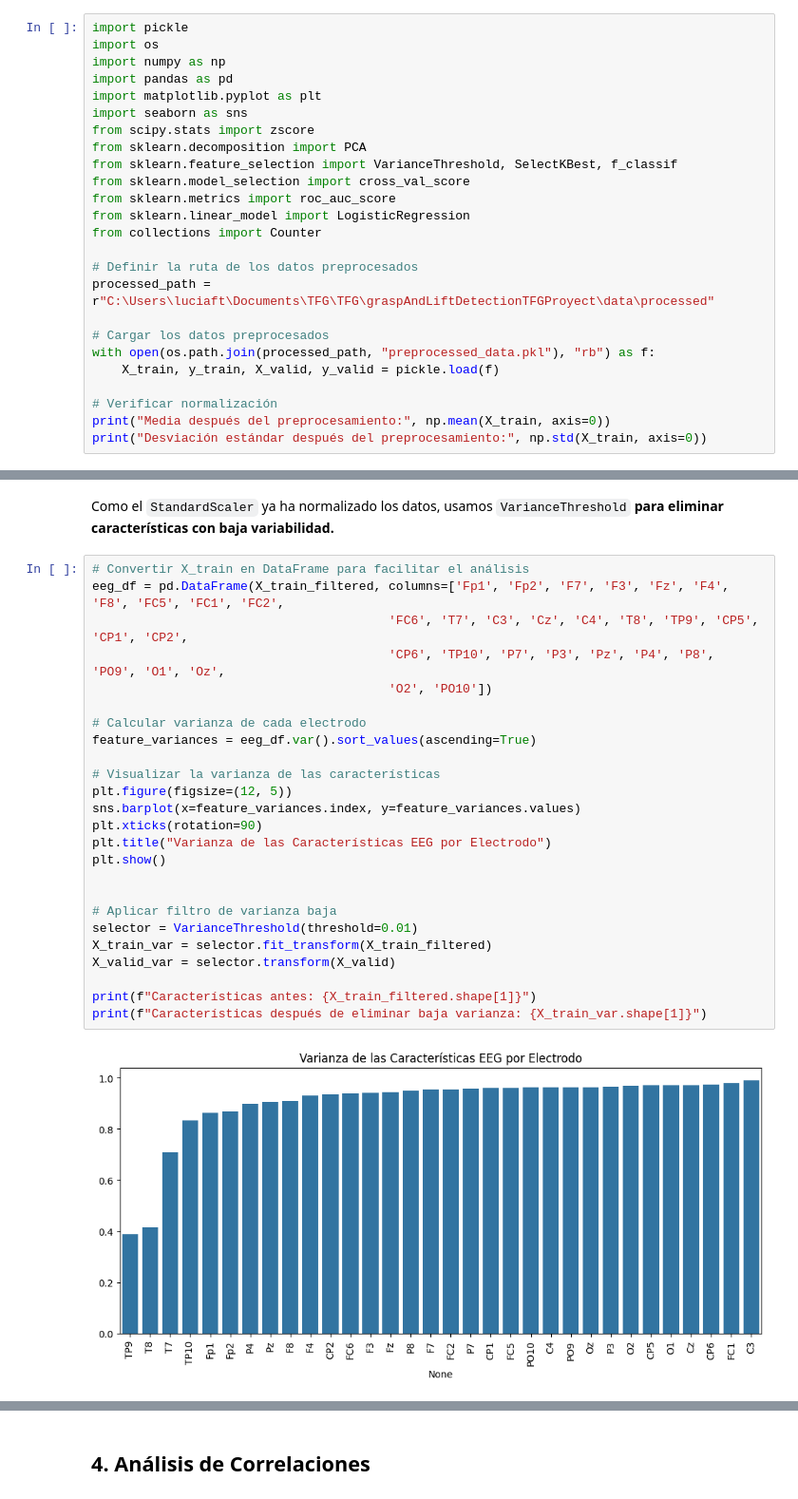
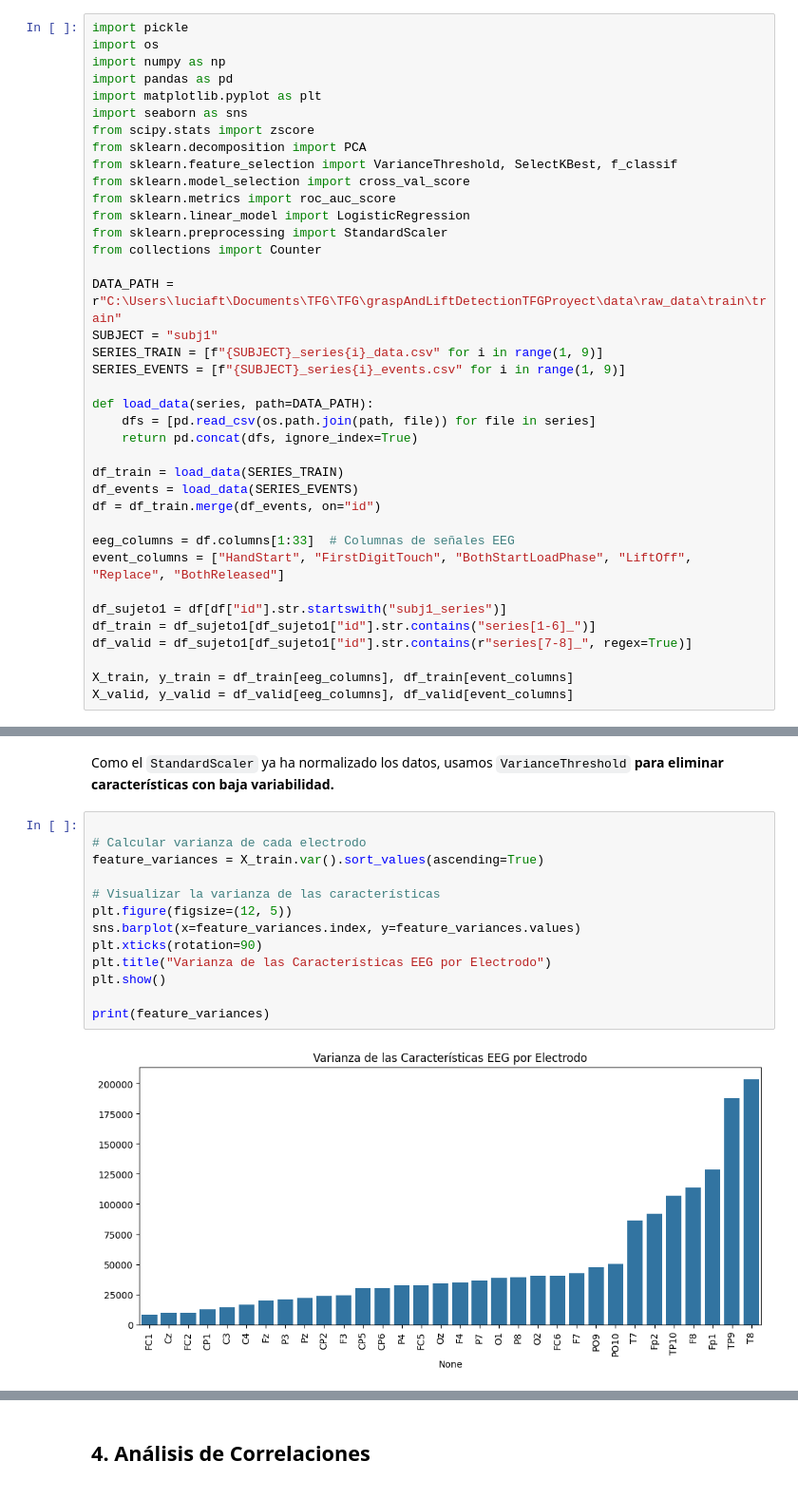
Before and after one commit to lucyfer28ft/grasp_lift_ai, a Jupyter notebook: notebooks/04_analisis_caracteristicas.ipynb, the cells around one changed output, grey strips where cells are left out. Shown at 95% size. Saved outputs shown, nothing was run; the diff lists cells and outputs as text.

```diff
--- a/notebooks/04_analisis_caracteristicas.ipynb
+++ b/notebooks/04_analisis_caracteristicas.ipynb
@@ -38,15 +38,28 @@ from sklearn.feature_selection import VarianceThreshold, SelectKBest, f_classif
 from sklearn.model_selection import cross_val_score
 from sklearn.metrics import roc_auc_score
 from sklearn.linear_model import LogisticRegression
+from sklearn.preprocessing import StandardScaler
 from collections import Counter
 
-# Definir la ruta de los datos preprocesados
-processed_path = r"C:\Users\luciaft\Documents\TFG\TFG\graspAndLiftDetectionTFGProyect\data\processed"
+DATA_PATH = r"C:\Users\luciaft\Documents\TFG\TFG\graspAndLiftDetectionTFGProyect\data\raw_data\train\train"
+SUBJECT = "subj1"
+SERIES_TRAIN = [f"{SUBJECT}_series{i}_data.csv" for i in range(1, 9)]
+SERIES_EVENTS = [f"{SUBJECT}_series{i}_events.csv" for i in range(1, 9)]
 
-# Cargar los datos preprocesados
-with open(os.path.join(processed_path, "preprocessed_data.pkl"), "rb") as f:
-    X_train, y_train, X_valid, y_valid = pickle.load(f)
+def load_data(series, path=DATA_PATH):
+    dfs = [pd.read_csv(os.path.join(path, file)) for file in series]
+    return pd.concat(dfs, ignore_index=True)
 
-# Verificar normalización
-print("Media después del preprocesamiento:", np.mean(X_train, axis=0))
-print("Desviación estándar después del preprocesamiento:", np.std(X_train, axis=0))
+df_train = load_data(SERIES_TRAIN)
+df_events = load_data(SERIES_EVENTS)
+df = df_train.merge(df_events, on="id")
+
+eeg_columns = df.columns[1:33]  # Columnas de señales EEG
+event_columns = ["HandStart", "FirstDigitTouch", "BothStartLoadPhase", "LiftOff", "Replace", "BothReleased"]
+
+df_sujeto1 = df[df["id"].str.startswith("subj1_series")]
+df_train = df_sujeto1[df_sujeto1["id"].str.contains("series[1-6]_")]
+df_valid = df_sujeto1[df_sujeto1["id"].str.contains(r"series[7-8]_", regex=True)]
+
+X_train, y_train = df_train[eeg_columns], df_train[event_columns]
+X_valid, y_valid = df_valid[eeg_columns], df_valid[event_columns]
@@ -141,29 +117,17 @@ BothReleased: AUC Original = 0.7839 | AUC Sin Outliers = 0.7839
 # %% [markdown]
 Como el `StandardScaler` ya ha normalizado los datos, usamos `VarianceThreshold` **para eliminar características con baja variabilidad.**
 # %%
-# Convertir X_train en DataFrame para facilitar el análisis
-eeg_df = pd.DataFrame(X_train_filtered, columns=['Fp1', 'Fp2', 'F7', 'F3', 'Fz', 'F4', 'F8', 'FC5', 'FC1', 'FC2',
-                                        'FC6', 'T7', 'C3', 'Cz', 'C4', 'T8', 'TP9', 'CP5', 'CP1', 'CP2',
-                                        'CP6', 'TP10', 'P7', 'P3', 'Pz', 'P4', 'P8', 'PO9', 'O1', 'Oz',
-                                        'O2', 'PO10'])
 
 # Calcular varianza de cada electrodo
-feature_variances = eeg_df.var().sort_values(ascending=True)
+feature_variances = X_train.var().sort_values(ascending=True)
 
 # Visualizar la varianza de las características
 plt.figure(figsize=(12, 5))
 sns.barplot(x=feature_variances.index, y=feature_variances.values)
 plt.xticks(rotation=90)
 plt.title("Varianza de las Características EEG por Electrodo")
 plt.show()
 
-
-# Aplicar filtro de varianza baja
-selector = VarianceThreshold(threshold=0.01)
-X_train_var = selector.fit_transform(X_train_filtered)
-X_valid_var = selector.transform(X_valid)
-
-print(f"Características antes: {X_train_filtered.shape[1]}")
-print(f"Características después de eliminar baja varianza: {X_train_var.shape[1]}")
+print(feature_variances)
 # %% [output]
-[figure, old version]
+[figure, new version]
```
Also changed, not shown: parts of 20 cells of this notebook.
